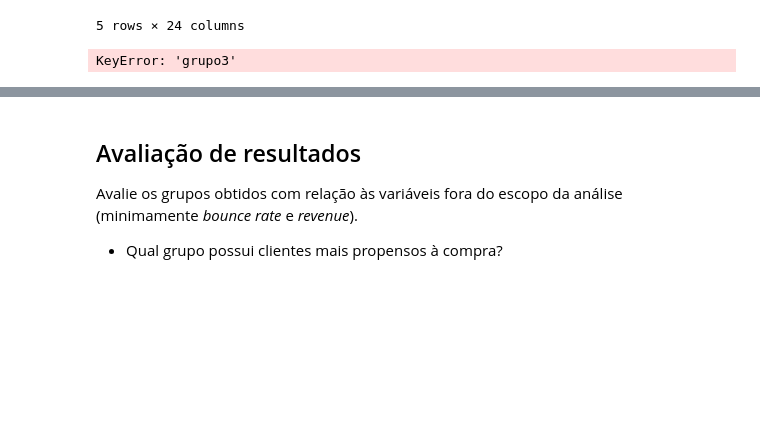
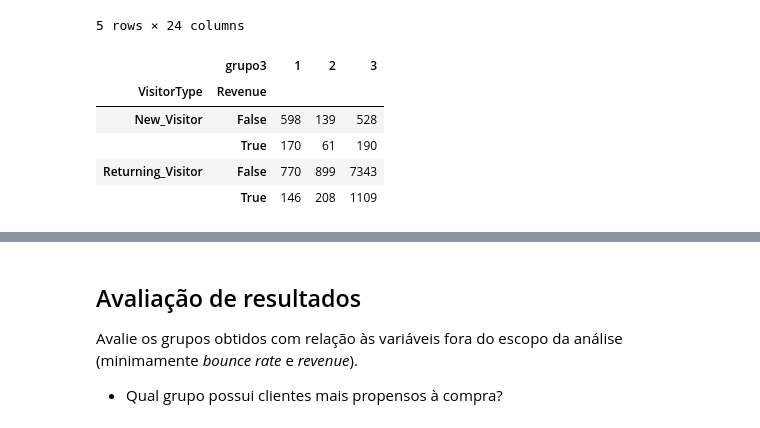
Before and after one commit to MahFr115/Dados_EBAC_Fase5, a Jupyter notebook: Módulo 30/Tarefa 2.ipynb, the cells around one changed output, grey strips where cells are left out. Saved outputs shown, nothing was run; the diff lists cells and outputs as text; code cells hidden in the pictures; blank space fills up the shorter version.

```diff
--- a/Módulo 30/Tarefa 2.ipynb
+++ b/Módulo 30/Tarefa 2.ipynb
@@ -221,9 +234,14 @@ df_X_g.head()
 | 3 | 0 | 0 | 2 | 0.05 | 0.0 | 0.0 | 3 | ... |
 | 4 | 0 | 0 | 10 | 0.02 | 0.0 | 0.0 | 3 | ... |
 5 rows × 24 columns
+# %%
+df_X_3 = df.merge(df_X_g.reset_index(), left_index=True, right_index=True)
 # %%
-# Análise descitiva para 3 grupos
-df_X_3 = X.reset_index().merge(df_X_g.reset_index(), how='left')
-df.groupby(['VisitorType', 'Revenue', 'grupo3'])['index'].count().unstack().fillna(0).astype(int)
+df_X_3.groupby(['VisitorType', 'Revenue', 'grupo3'])["index"].count().unstack().fillna(0).astype(int)
 # %% [output]
-KeyError: 'grupo3'
+|  | grupo3 | 1 | 2 | 3 |
+| VisitorType | Revenue |  |  |  |
+| New_Visitor | False | 598 | 139 | 528 |
+|  | True | 170 | 61 | 190 |
+| Returning_Visitor | False | 770 | 899 | 7343 |
+|  | True | 146 | 208 | 1109 |
```
Also changed, not shown: parts of 10 cells of this notebook.
